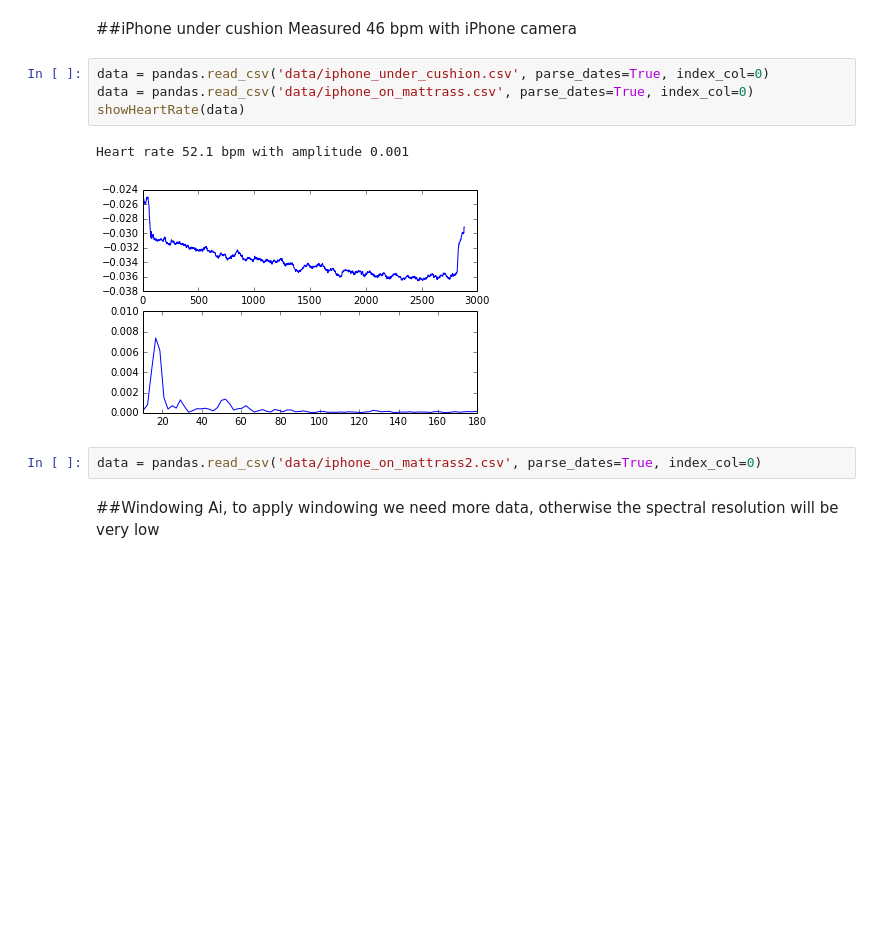
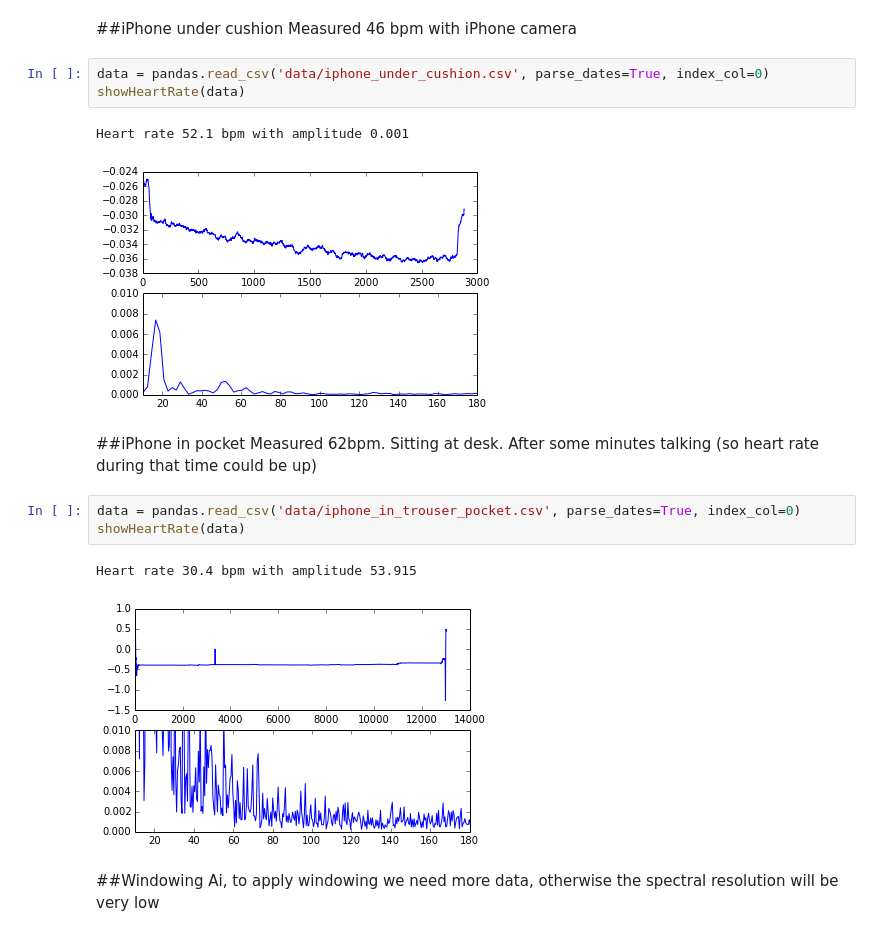
Before and after one commit to pimnijdam/journal, a Jupyter notebook: bed_heartrate_measurement.ipynb, the cells around one changed output. Saved outputs shown, nothing was run; the diff lists cells and outputs as text; blank space fills up the shorter version.

Commit message:
Update phone heart rate.

```diff
--- a/bed_heartrate_measurement.ipynb
+++ b/bed_heartrate_measurement.ipynb
@@ -107,13 +99,20 @@ Heart rate 41.4 bpm with amplitude 0.001
 Measured 46 bpm with iPhone camera
 # %%
 data = pandas.read_csv('data/iphone_under_cushion.csv', parse_dates=True, index_col=0)
-data = pandas.read_csv('data/iphone_on_mattrass.csv', parse_dates=True, index_col=0)
 showHeartRate(data)
 # %% [output]
 Heart rate 52.1 bpm with amplitude 0.001
 [figure]
+# %% [markdown]
+##iPhone in pocket
+Measured 62bpm.
+Sitting at desk. After some minutes talking (so heart rate during that time could be up)
 # %%
-data = pandas.read_csv('data/iphone_on_mattrass2.csv', parse_dates=True, index_col=0)
+data = pandas.read_csv('data/iphone_in_trouser_pocket.csv', parse_dates=True, index_col=0)
+showHeartRate(data)
+# %% [output]
+Heart rate 30.4 bpm with amplitude 53.915
+[figure, added]
 # %% [markdown]
 ##Windowing
 Ai, to apply windowing we need more data, otherwise the spectral resolution will be very low
```
Also changed, not shown: parts of 3 cells of this notebook, 1 other file.
